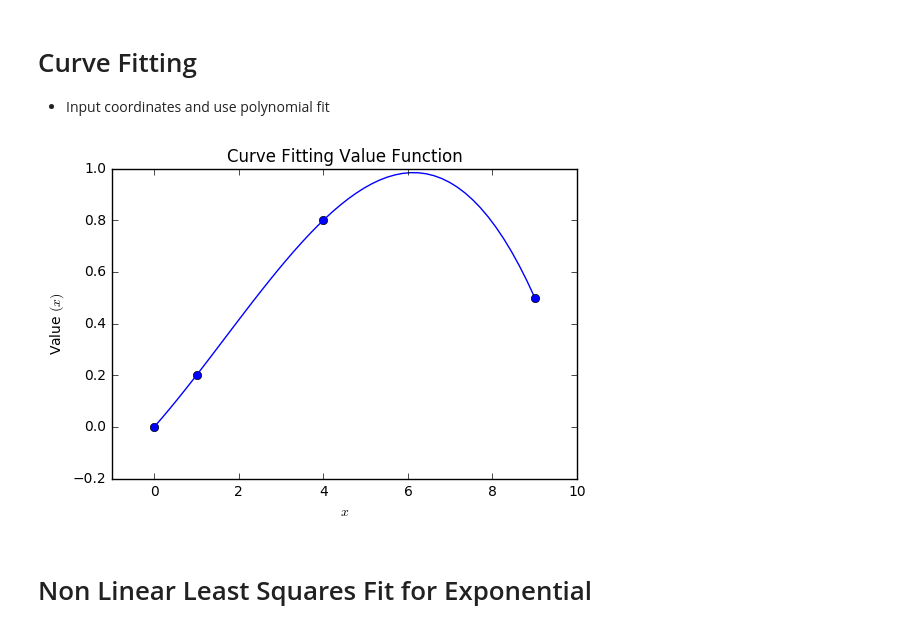
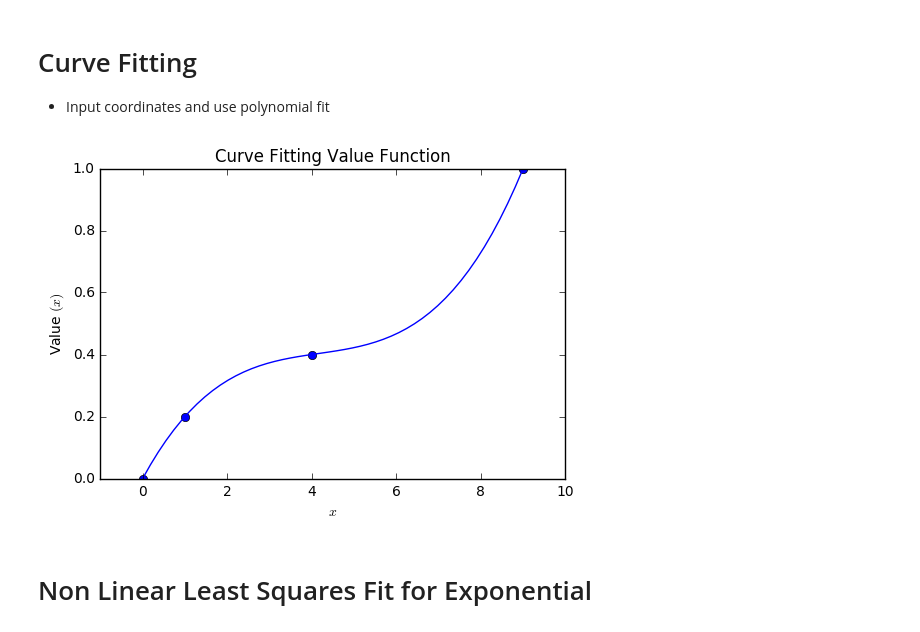
Before and after one commit to dmryer/Python, a Jupyter notebook: Value Functions.ipynb, the cells around one changed output. Drawn from its saved outputs; the diff is of its cells as text; code cells hidden in the pictures.

```diff
--- a/Value Functions.ipynb
+++ b/Value Functions.ipynb
@@ -114,32 +157,32 @@ plt.show()
 # %%
 import numpy as np
 import matplotlib.pyplot as plt
 
 ####################
 # Input Coordinates:
-points = np.array([(0, 0), (1, .2), (4, .8), (9, .5)])
+points = np.array([(0, 0), (1, .2), (4, .4), (9, 1)])
 ####################
 
 # get x and y vectors
 x = points[:,0]
 y = points[:,1]
 
 # calculate polynomial
 z = np.polyfit(x, y, 3)
 f = np.poly1d(z)
 
 # calculate new x's and y's
 x_new = np.linspace(x[0], x[-1], 50)
 y_new = f(x_new)
 
 plt.plot(x,y,'o', x_new, y_new,'b-')
 plt.xlim([x[0]-1, x[-1] + 1 ])
 plt.title('Curve Fitting Value Function')
 plt.xlabel('$x$')
 plt.ylabel('Value $(x)$')
 plt.show()
 # %% [output]
-[figure, old version]
+[figure, new version]
 # %% [markdown]
 # Non Linear Least Squares Fit for Exponential
 # %%
```
Also changed, not shown: parts of 10 cells of this notebook.
